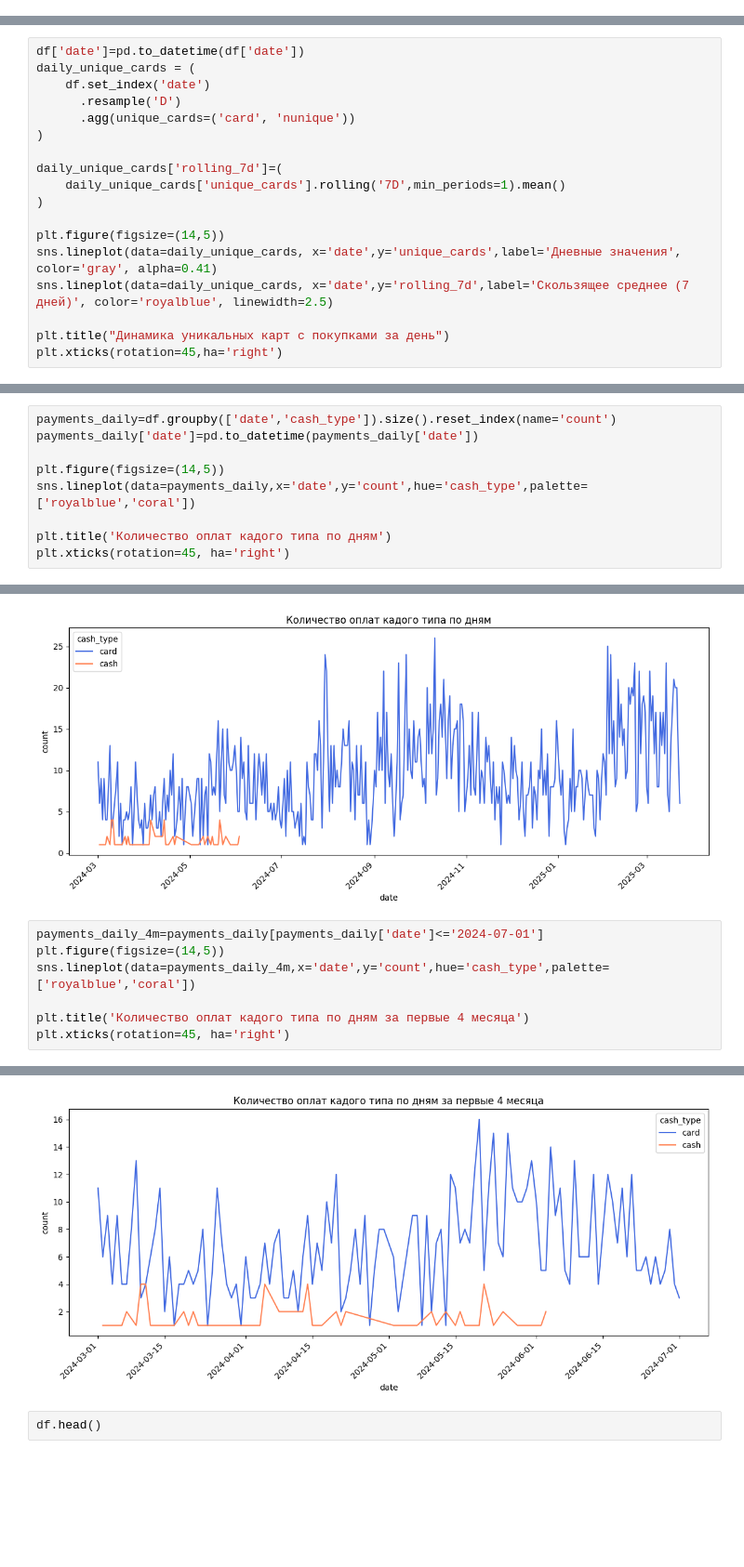
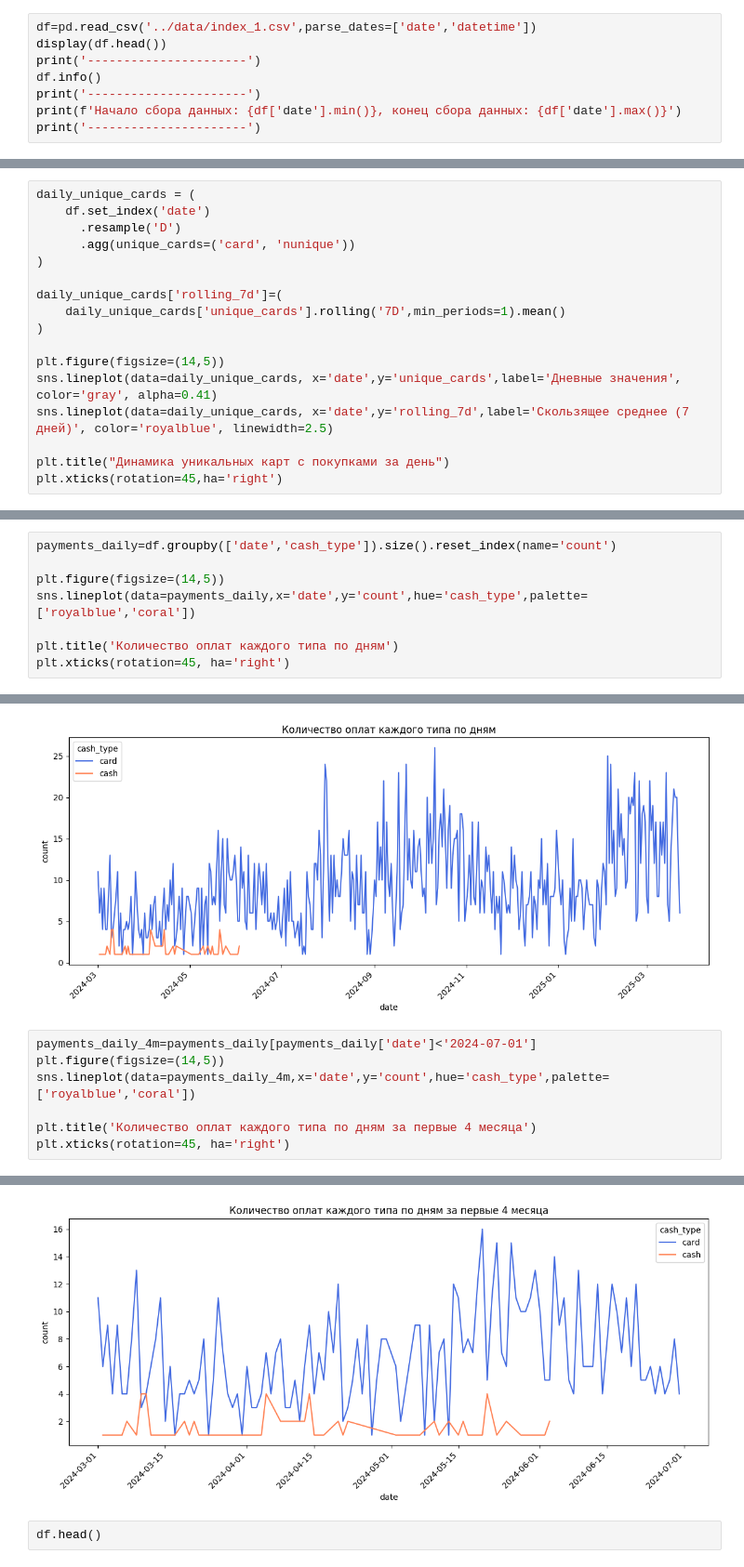
Before and after one commit to prodavec-svg/Coffee-sales-eda, a Jupyter notebook: notebooks/main.ipynb, the cells around one changed output, grey strips where cells are left out. Shown at 93% size. Drawn from its saved outputs; the diff is of its cells as text; blank space fills up the shorter version.

```diff
--- a/notebooks/main.ipynb
+++ b/notebooks/main.ipynb
@@ -58,0 +15,8 @@ df_null.head(30)
+# %%
+df=pd.read_csv('../data/index_1.csv',parse_dates=['date','datetime'])
+display(df.head())
+print('----------------------')
+df.info()
+print('----------------------')
+print(f'Начало сбора данных: {df['date'].min()}, конец сбора данных: {df['date'].max()}')
+print('----------------------')
@@ -63,5 +128,4 @@ print(f'Всего строк с null: {len(df_null)} из них с оплат
 # %%
-df['date']=pd.to_datetime(df['date'])
 daily_unique_cards = (
     df.set_index('date')
       .resample('D')
@@ -90,12 +154,11 @@ plt.xticks(rotation=45,ha='right')
 [figure]
 # %%
 payments_daily=df.groupby(['date','cash_type']).size().reset_index(name='count')
-payments_daily['date']=pd.to_datetime(payments_daily['date'])
 
 plt.figure(figsize=(14,5))
 sns.lineplot(data=payments_daily,x='date',y='count',hue='cash_type',palette=['royalblue','coral'])
 
-plt.title('Количество оплат кадого типа по дням')
+plt.title('Количество оплат каждого типа по дням')
 plt.xticks(rotation=45, ha='right')
 # %% [output]
 (array([19783., 19844., 19905., 19967., 20028., 20089., 20148.]),
@@ -108,25 +171,25 @@ plt.xticks(rotation=45, ha='right')
   Text(20148.0, 0, '2025-03')])
 [figure]
 # %%
-payments_daily_4m=payments_daily[payments_daily['date']<='2024-07-01']
+payments_daily_4m=payments_daily[payments_daily['date']<'2024-07-01']
 plt.figure(figsize=(14,5))
 sns.lineplot(data=payments_daily_4m,x='date',y='count',hue='cash_type',palette=['royalblue','coral'])
 
-plt.title('Количество оплат кадого типа по дням за первые 4 месяца')
+plt.title('Количество оплат каждого типа по дням за первые 4 месяца')
 plt.xticks(rotation=45, ha='right')
 # %% [output]
 (array([19783., 19797., 19814., 19828., 19844., 19858., 19875., 19889.,
         19905.]),
  [Text(19783.0, 0, '2024-03-01'),
   Text(19797.0, 0, '2024-03-15'),
   Text(19814.0, 0, '2024-04-01'),
   Text(19828.0, 0, '2024-04-15'),
   Text(19844.0, 0, '2024-05-01'),
   Text(19858.0, 0, '2024-05-15'),
   Text(19875.0, 0, '2024-06-01'),
   Text(19889.0, 0, '2024-06-15'),
   Text(19905.0, 0, '2024-07-01')])
-[figure, old version]
+[figure, new version]
 # %%
 df.head()
 # %% [output]
```
Also changed, not shown: parts of 22 cells of this notebook.
